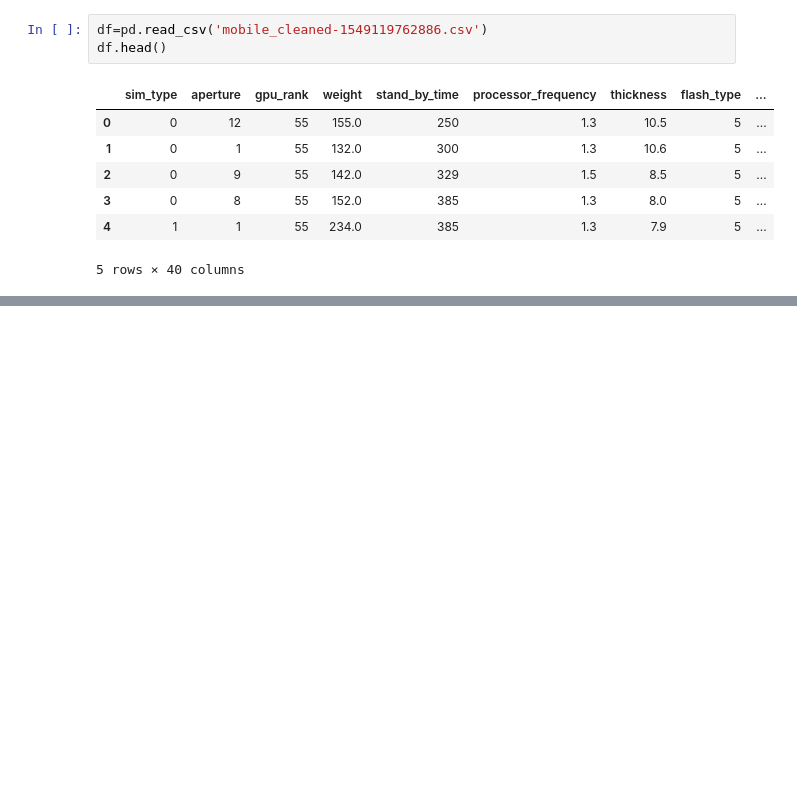
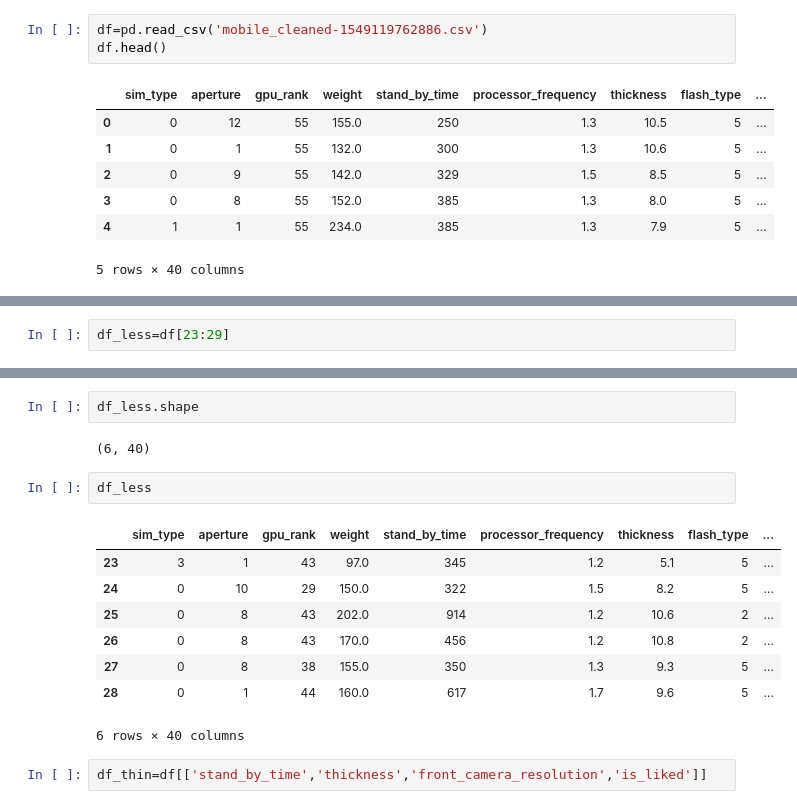
Before and after one commit to Srijeyarankesh/Rep, a Jupyter notebook: DL/Pandas.ipynb, the cells around one changed output, grey strips where cells are left out. Cells and saved outputs as stored; diff of their text form; blank space fills up the shorter version.

```diff
--- a/DL/Pandas.ipynb
+++ b/DL/Pandas.ipynb
@@ -18,0 +35,2 @@ df.head()
+# %%
+df_less=df[23:29]
@@ -18,0 +85,17 @@ df.head()
+# %%
+df_less.shape
+# %% [output]
+(6, 40)
+# %%
+df_less
+# %% [output]
+|  | sim_type | aperture | gpu_rank | weight | stand_by_time | processor_frequency | thickness | flash_type | ... |
+| 23 | 3 | 1 | 43 | 97.0 | 345 | 1.2 | 5.1 | 5 | ... |
+| 24 | 0 | 10 | 29 | 150.0 | 322 | 1.5 | 8.2 | 5 | ... |
+| 25 | 0 | 8 | 43 | 202.0 | 914 | 1.2 | 10.6 | 2 | ... |
+| 26 | 0 | 8 | 43 | 170.0 | 456 | 1.2 | 10.8 | 2 | ... |
+| 27 | 0 | 8 | 38 | 155.0 | 350 | 1.3 | 9.3 | 5 | ... |
+| 28 | 0 | 1 | 44 | 160.0 | 617 | 1.7 | 9.6 | 5 | ... |
+6 rows × 40 columns
+# %%
+df_thin=df[['stand_by_time','thickness','front_camera_resolution','is_liked']]
```
Also changed, not shown: parts of 29 cells of this notebook.
